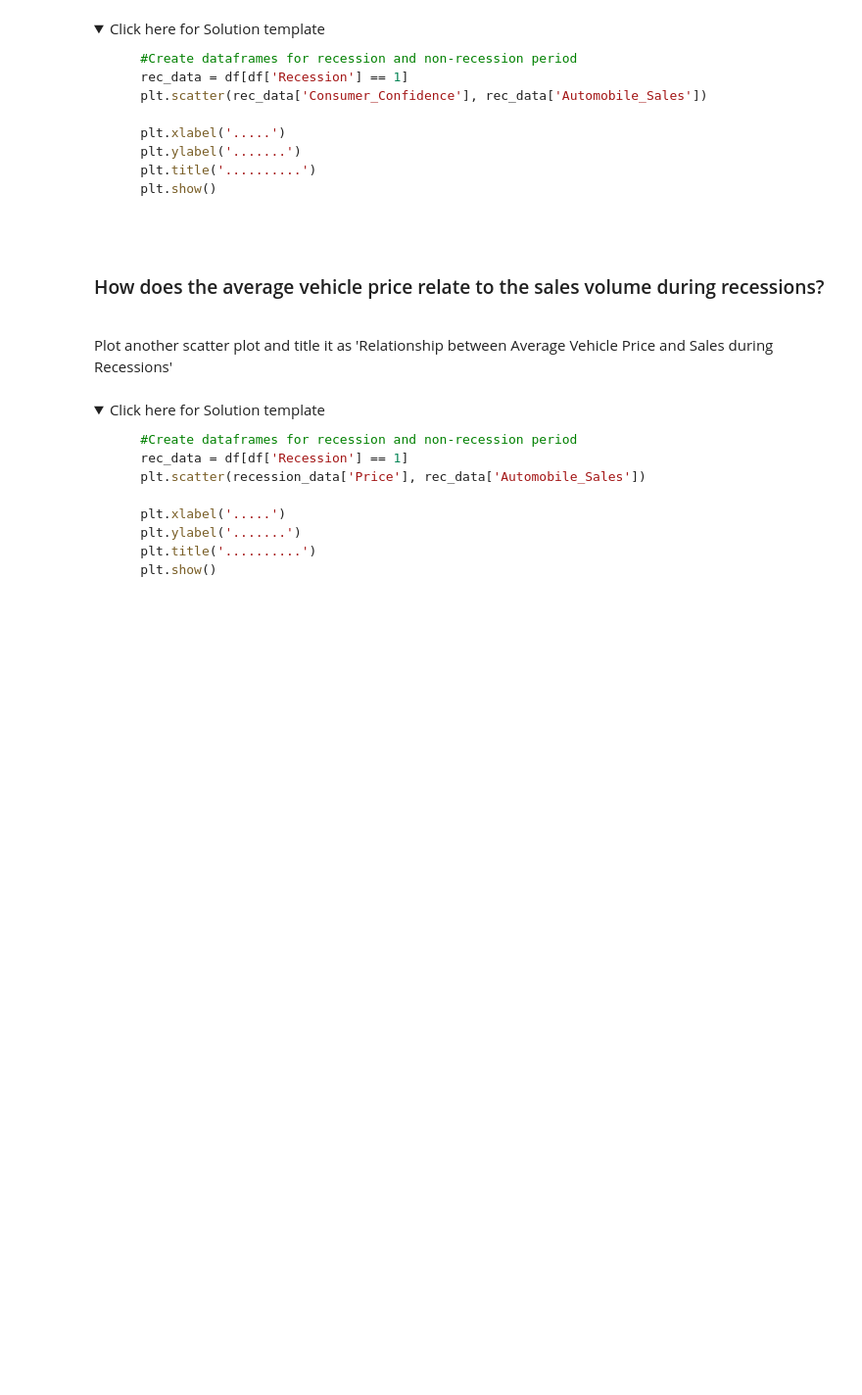
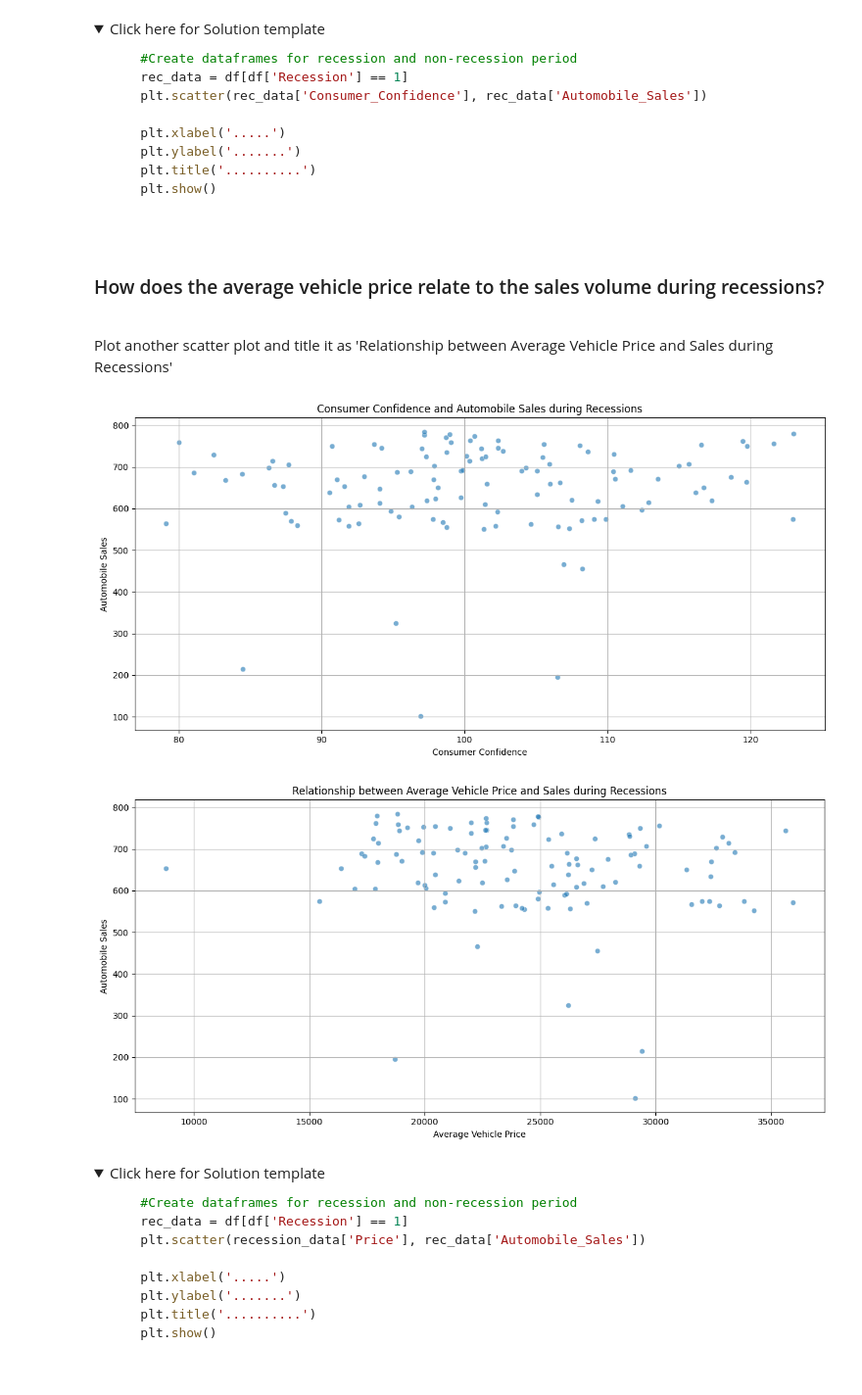
Before and after one commit to mitanshm680/Coursera-data, a Jupyter notebook: DV0101EN-Exercise-Final-Assignment-Part-1-20230614-1686700800.jupyterlite.ipynb, the cells around one changed output. Shown at 98% size. Cells and saved outputs as stored; diff of their text form; code cells hidden in the pictures; folded sections open; blank space fills up the shorter version.

```diff
--- a/DV0101EN-Exercise-Final-Assignment-Part-1-20230614-1686700800.jupyterlite.ipynb
+++ b/DV0101EN-Exercise-Final-Assignment-Part-1-20230614-1686700800.jupyterlite.ipynb
@@ -705,6 +797,36 @@ Save this plot as "Bubble.png"</span><br>
 
  ### How does the average vehicle price relate to the sales volume during recessions?
  <br> Plot another scatter plot and title it as 'Relationship between Average Vehicle Price and Sales during Recessions'
+# %%
+import pandas as pd
+import matplotlib.pyplot as plt
+from io import StringIO
+
+# Create dataframe for recession periods
+rec_data = df[df['Recession'] == 1]
+
+# Plot scatter plot for Consumer Confidence and Automobile Sales
+plt.figure(figsize=(12, 6))
+plt.scatter(rec_data['Consumer_Confidence'], rec_data['Automobile_Sales'], alpha=0.6, edgecolors='w', linewidth=0.5)
+plt.xlabel('Consumer Confidence')
+plt.ylabel('Automobile Sales')
+plt.title('Consumer Confidence and Automobile Sales during Recessions')
+plt.grid(True)
+plt.tight_layout()
+plt.show()
+
+# Plot scatter plot for Average Vehicle Price and Sales Volume
+plt.figure(figsize=(12, 6))
+plt.scatter(rec_data['Price'], rec_data['Automobile_Sales'], alpha=0.6, edgecolors='w', linewidth=0.5)
+plt.xlabel('Average Vehicle Price')
+plt.ylabel('Automobile Sales')
+plt.title('Relationship between Average Vehicle Price and Sales during Recessions')
+plt.grid(True)
+plt.tight_layout()
+plt.show()
+# %% [output]
+[figure, added]
+[figure, added]
 # %% [markdown]
 <details>
 <summary>Click here for Solution template</summary>
```
Also changed, not shown: parts of 6 cells of this notebook.
